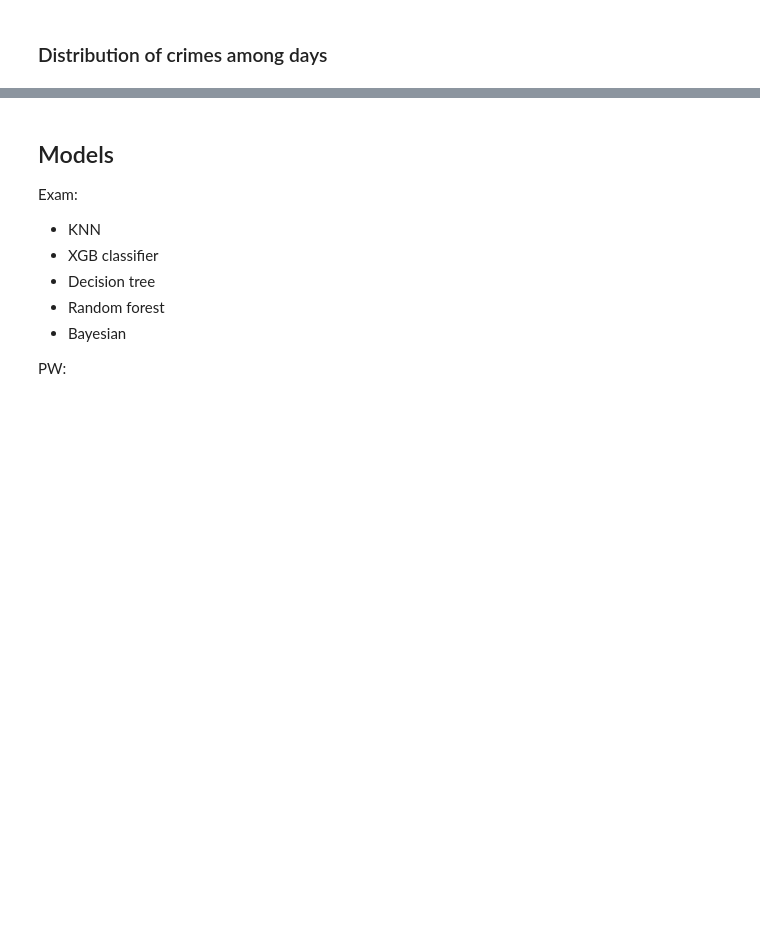
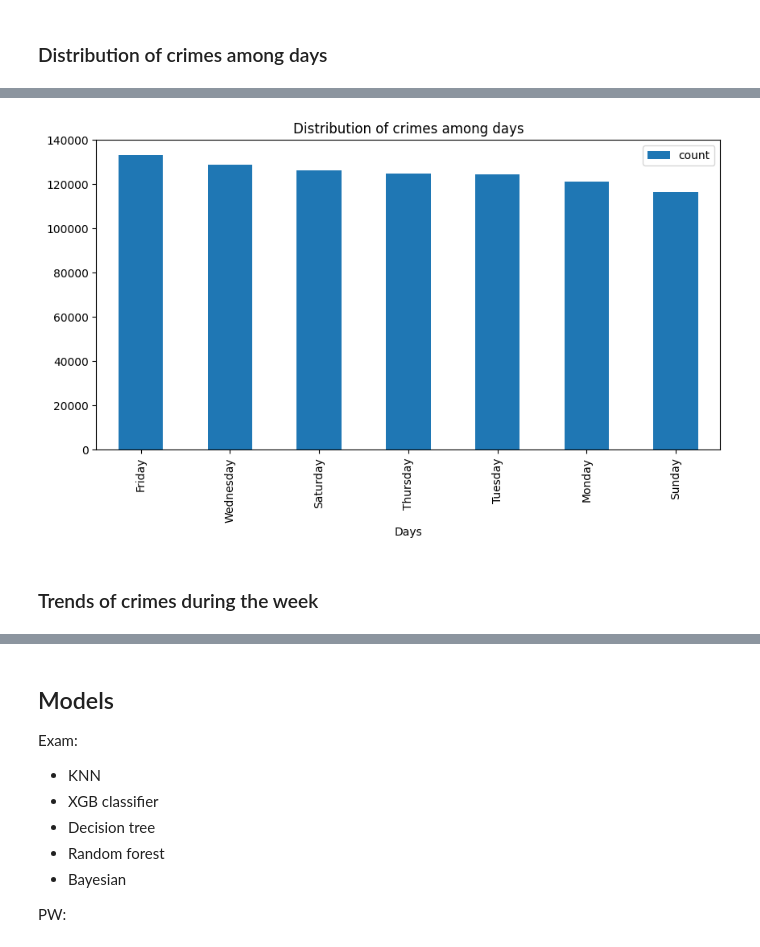
Before and after one commit to giorgiapavani/BDA, a Jupyter notebook: sf-crime-12dic.ipynb, the cells around one changed output, grey strips where cells are left out. Saved outputs shown, nothing was run; the diff lists cells and outputs as text; code cells hidden in the pictures; blank space fills up the shorter version.

```diff
--- a/sf-crime-12dic.ipynb
+++ b/sf-crime-12dic.ipynb
@@ -379,16 +295,0 @@ sfcrime_copy_top_10['Address'].value_counts().head(10).plot(kind='bar',figsize=(
-# %%
-'''
-#Street number extraction as integer value
-from pyspark.sql.functions import udf
-from pyspark.sql.types import IntegerType
-
-def street_no(address):
-    try:
-        return int(address.split(' ')[0])
-    except:
-        return 0
-
-street_no_udf = udf(street_no, IntegerType())
-df = sfcrime.withColumn('StreetNo', street_no_udf(sfcrime['Address']))
-df.show()
-'''
@@ -760,0 +296,13 @@ only showing top 20 rows
+# %%
+def crime_distribution_among_days(df, plot = True):
+    if plot:
+        df.groupBy('DayOfWeek').count().orderBy('count', ascending=False).toPandas().plot(kind='bar', x='DayOfWeek', y='count', figsize=(10, 5))
+        plt.title('Distribution of crimes among days')
+        plt.xlabel('Days')
+        plt.show()
+
+crime_distribution_among_days(sfcrime_train, plot = plot)
+# %% [output]
+[figure, added]
+# %% [markdown]
+### Trends of crimes during the week
```
Also changed, not shown: parts of 74 cells of this notebook.
